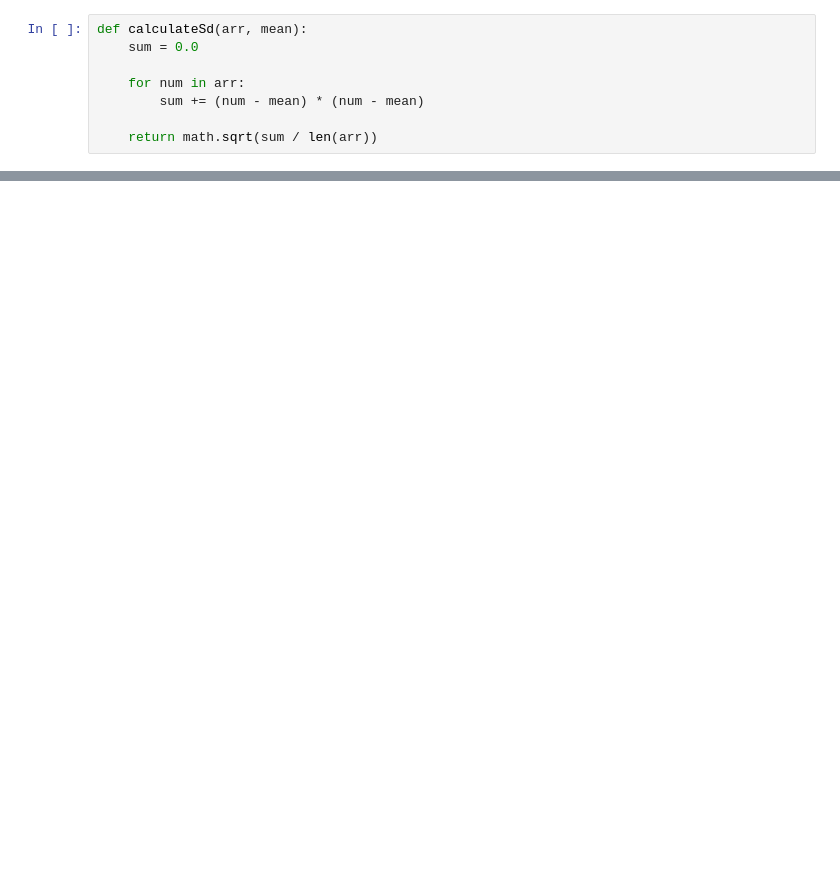
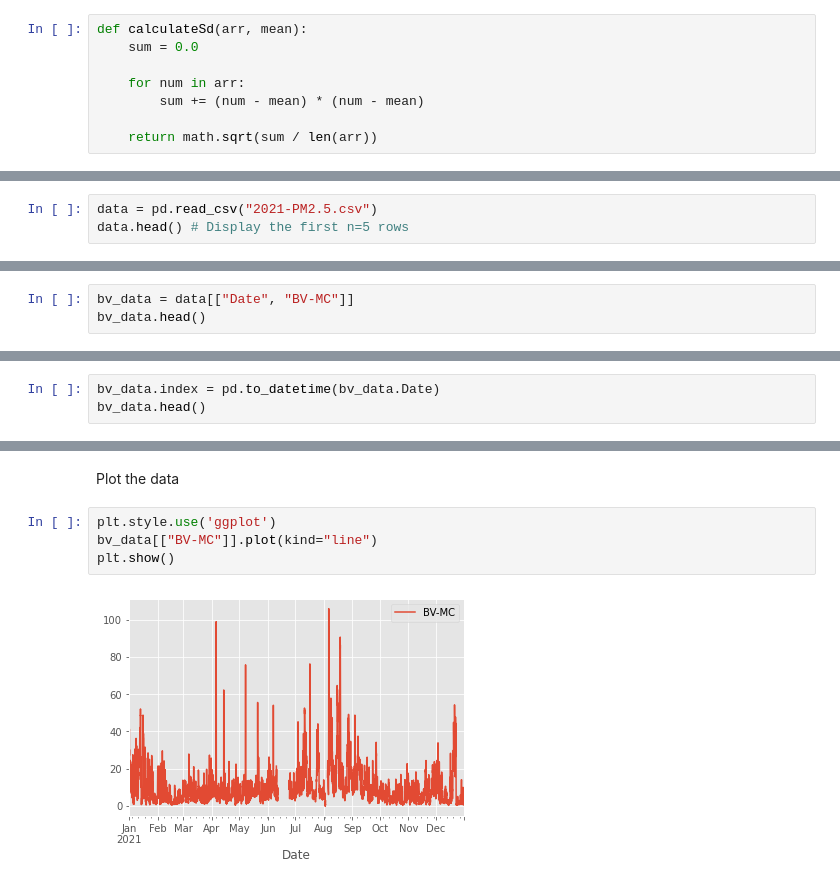
Before and after one commit to UtahMSD/anirudhLath, a Jupyter notebook: CS6017/dsProject/assignment01/HW1.ipynb, the cells around one changed output, grey strips where cells are left out. Cells and saved outputs as stored; diff of their text form; blank space fills up the shorter version.

```diff
--- a/CS6017/dsProject/assignment01/HW1.ipynb
+++ b/CS6017/dsProject/assignment01/HW1.ipynb
@@ -37,0 +116,3 @@ NumPy SD:     0.28846748476670164
+# %%
+data = pd.read_csv("2021-PM2.5.csv")
+data.head() # Display the first n=5 rows
@@ -37,0 +129,3 @@ NumPy SD:     0.28846748476670164
+# %%
+bv_data = data[["Date", "BV-MC"]]
+bv_data.head()
@@ -37,0 +169,3 @@ NumPy SD:     0.28846748476670164
+# %%
+bv_data.index = pd.to_datetime(bv_data.Date)
+bv_data.head()
@@ -37,0 +180,8 @@ NumPy SD:     0.28846748476670164
+# %% [markdown]
+Plot the data
+# %%
+plt.style.use('ggplot')
+bv_data[["BV-MC"]].plot(kind="line")
+plt.show()
+# %% [output]
+[figure, added]
```
Also changed, not shown: parts of 47 cells of this notebook, 1 other file.
